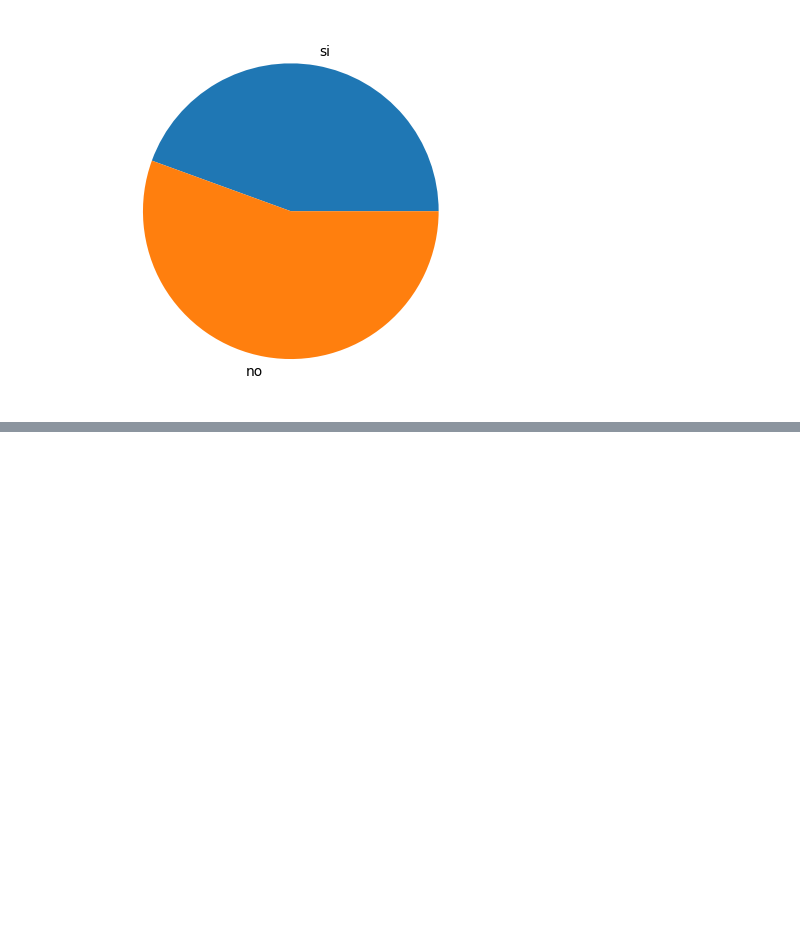
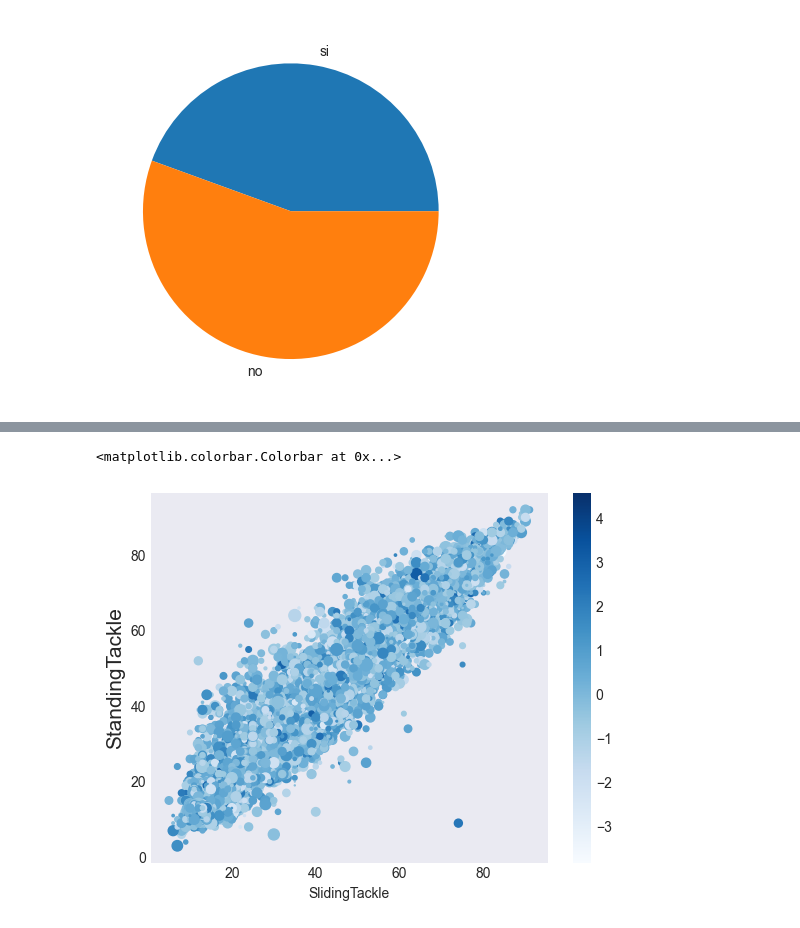
Before and after one commit to MaxWell-73/Data-Analysis, a Jupyter notebook: Python_Libraries/Matplotlib-Seaborn/Matplotlib_Seaborn.ipynb, the cells around one changed output, grey strips where cells are left out. Saved outputs shown, nothing was run; the diff lists cells and outputs as text; code cells hidden in the pictures; blank space fills up the shorter version.

```diff
--- a/Python_Libraries/Matplotlib-Seaborn/Matplotlib_Seaborn.ipynb
+++ b/Python_Libraries/Matplotlib-Seaborn/Matplotlib_Seaborn.ipynb
@@ -115,0 +143,11 @@ plt.show()
+# %%
+s = np.abs(20 + 20 * np.random.randn(len(x)))
+c = np.random.randn(len(x))
+
+plt.scatter(x, y, s=s, c=c, cmap=plt.cm.Blues)
+plt.xlabel('SlidingTackle')
+plt.ylabel('StandingTackle', fontsize=15)
+plt.colorbar()
+# %% [output]
+<matplotlib.colorbar.Colorbar at 0x...>
+[figure, added]
```
Also changed, not shown: parts of 12 cells of this notebook, 24 other files.
